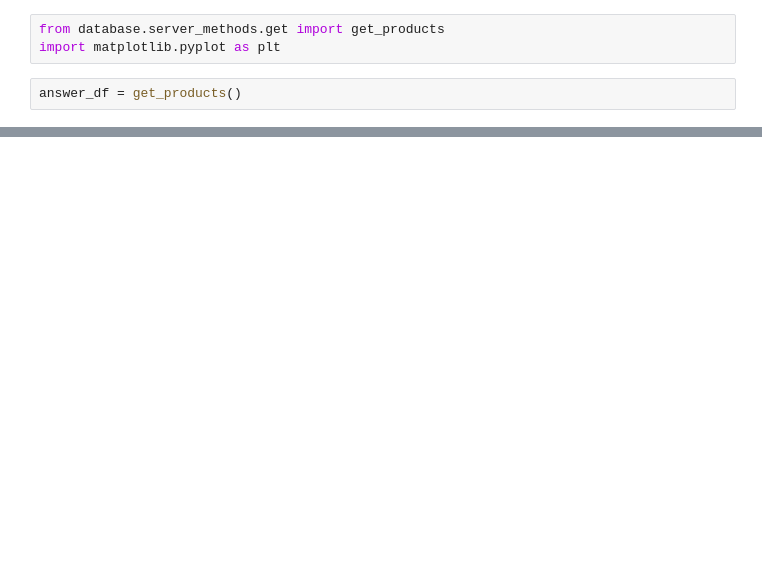
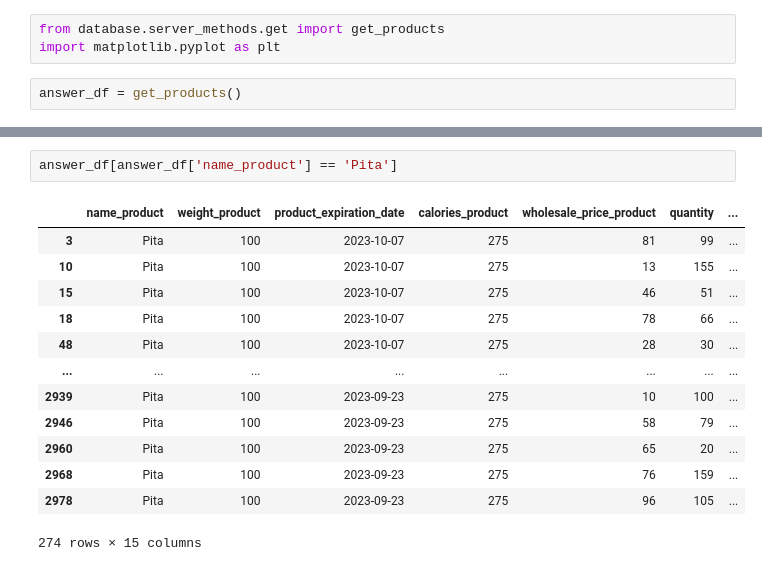
Before and after one commit to SpaceGuardinc/ds_reu, a Jupyter notebook: analitic.ipynb, the cells around one changed output, grey strips where cells are left out. Saved outputs shown, nothing was run; the diff lists cells and outputs as text; blank space fills up the shorter version.

```diff
--- a/analitic.ipynb
+++ b/analitic.ipynb
@@ -87,0 +90,16 @@ answer_df.plot.scatter(x = 'name_product', y = 'wholesale_price_product', figsiz
+# %%
+answer_df[answer_df['name_product'] == 'Pita']
+# %% [output]
+|  | name_product | weight_product | product_expiration_date | calories_product | wholesale_price_product | quantity | ... |
+| 3 | Pita | 100 | 2023-10-07 | 275 | 81 | 99 | ... |
+| 10 | Pita | 100 | 2023-10-07 | 275 | 13 | 155 | ... |
+| 15 | Pita | 100 | 2023-10-07 | 275 | 46 | 51 | ... |
+| 18 | Pita | 100 | 2023-10-07 | 275 | 78 | 66 | ... |
+| 48 | Pita | 100 | 2023-10-07 | 275 | 28 | 30 | ... |
+| ... | ... | ... | ... | ... | ... | ... | ... |
+| 2939 | Pita | 100 | 2023-09-23 | 275 | 10 | 100 | ... |
+| 2946 | Pita | 100 | 2023-09-23 | 275 | 58 | 79 | ... |
+| 2960 | Pita | 100 | 2023-09-23 | 275 | 65 | 20 | ... |
+| 2968 | Pita | 100 | 2023-09-23 | 275 | 76 | 159 | ... |
+| 2978 | Pita | 100 | 2023-09-23 | 275 | 96 | 105 | ... |
+274 rows × 15 columns
```
Also changed, not shown: parts of 8 cells of this notebook.
